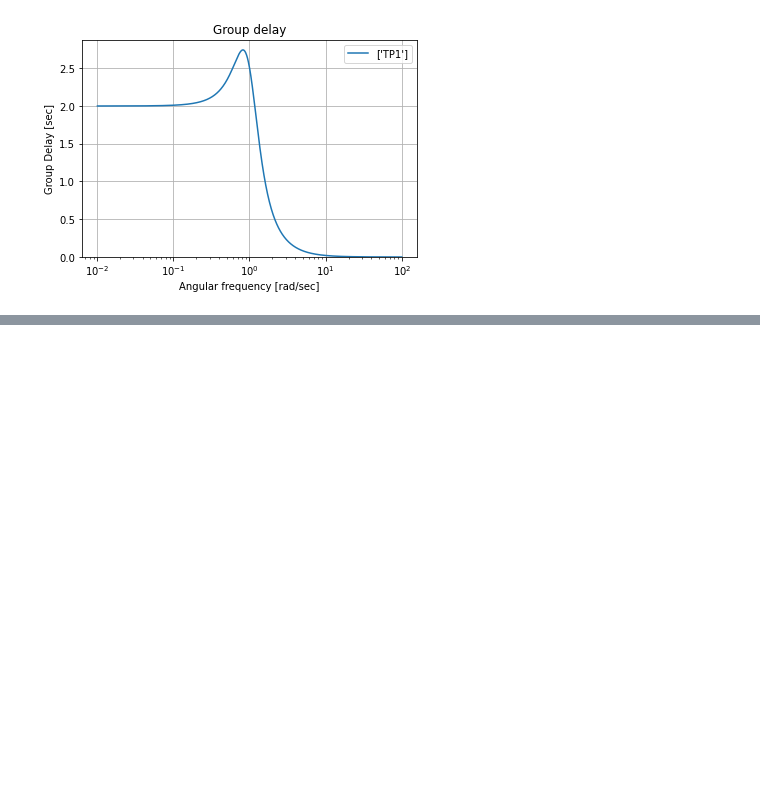
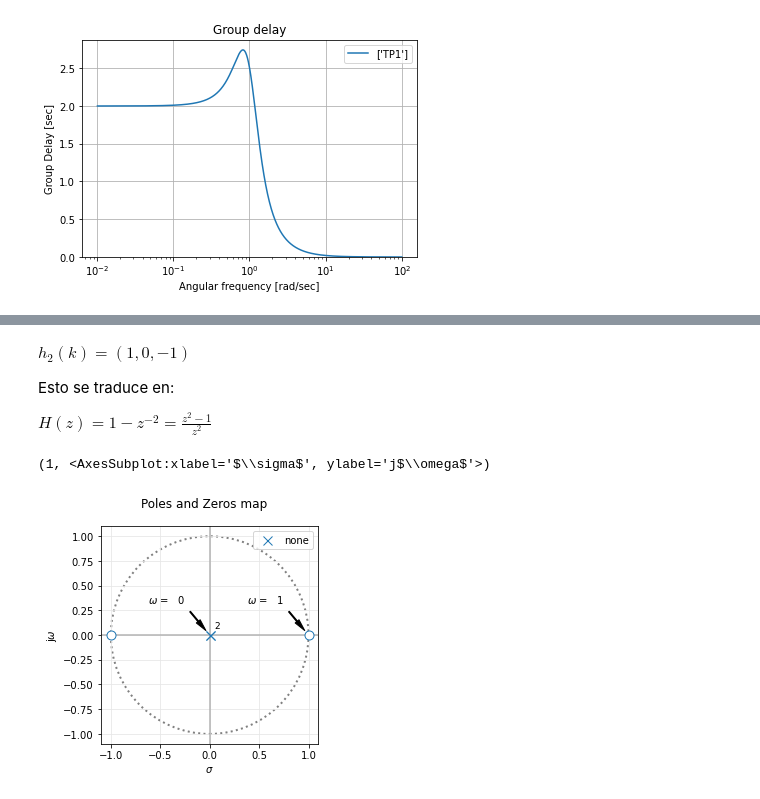
Before and after one commit to brunoricciotti/TC2, a Jupyter notebook: TP Semanales/TS8/TS8.ipynb, the cells around one changed output, grey strips where cells are left out. Cells and saved outputs as stored; diff of their text form; code cells hidden in the pictures; blank space fills up the shorter version.

```diff
--- a/TP Semanales/TS8/TS8.ipynb
+++ b/TP Semanales/TS8/TS8.ipynb
@@ -207,0 +184,12 @@ Si ahora se quiere una fase lineal hasta f=10KHz tenemos que recurrir a un filtr
+# %% [markdown]
+$h_2(k) = (1,0,-1)$
+
+Esto se traduce en:
+
+$H(z)=1-z^{-2} = \frac{z^2 -1}{z^2}$
+# %%
+my_tf = TransferFunction( [1,0,-1], [1,0,0] )
+pzmap(my_tf, 2) #S plane pole/zero plot
+# %% [output]
+(1, <AxesSubplot:xlabel='$\\sigma$', ylabel='j$\\omega$'>)
+[figure, added]
```
Also changed, not shown: parts of 21 cells of this notebook, 7 other files.
